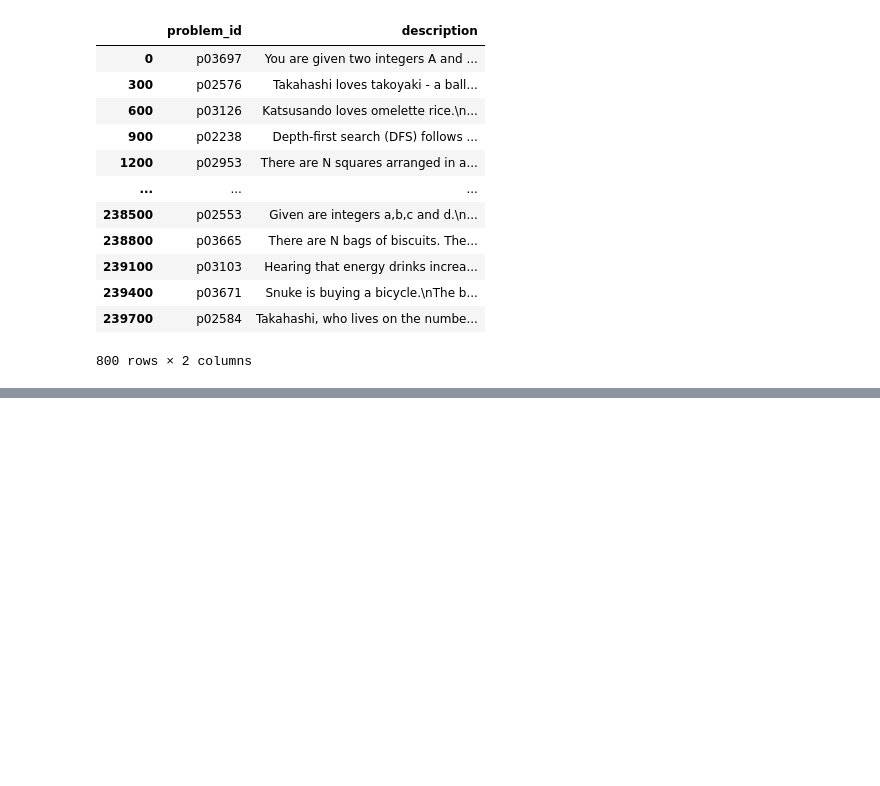
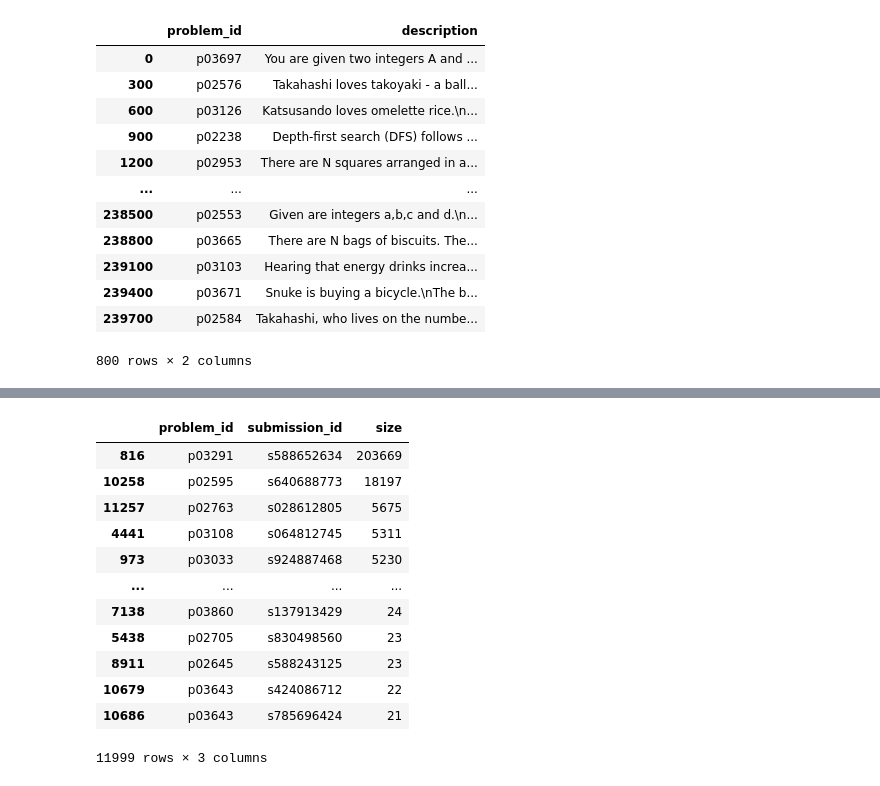
Before and after one commit to DiwanshuShekhar/codeQual, a Jupyter notebook: notebooks/codenet.ipynb, the cells around one changed output, grey strips where cells are left out. Drawn from its saved outputs; the diff is of its cells as text; code cells hidden in the pictures; blank space fills up the shorter version.

```diff
--- a/notebooks/codenet.ipynb
+++ b/notebooks/codenet.ipynb
@@ -239,0 +268,26 @@ for index, row in sampled_submissions.iterrows():
+# %%
+# for each submission in the ../data/CodeQualData/py800_sampled directory, get the size of the file
+data = []
+for root, dirs, files in os.walk('../data/CodeQualData/py800_sampled'):
+    for file in files:
+        if file.endswith(".py"):
+            data.append({'problem_id': root.split('/')[-1], 'submission_id': file.strip('.py'), 'size': os.path.getsize(os.path.join(root, file))})
+
+#order by descending order of size
+size_df = pd.DataFrame(data)
+size_df = size_df.sort_values(by='size', ascending=False)
+size_df
+# %% [output]
+|  | problem_id | submission_id | size |
+| 816 | p03291 | s588652634 | 203669 |
+| 10258 | p02595 | s640688773 | 18197 |
+| 11257 | p02763 | s028612805 | 5675 |
+| 4441 | p03108 | s064812745 | 5311 |
+| 973 | p03033 | s924887468 | 5230 |
+| ... | ... | ... | ... |
+| 7138 | p03860 | s137913429 | 24 |
+| 5438 | p02705 | s830498560 | 23 |
+| 8911 | p02645 | s588243125 | 23 |
+| 10679 | p03643 | s424086712 | 22 |
+| 10686 | p03643 | s785696424 | 21 |
+11999 rows × 3 columns
```
Also changed, not shown: parts of 1 cell of this notebook, 2 other files.
